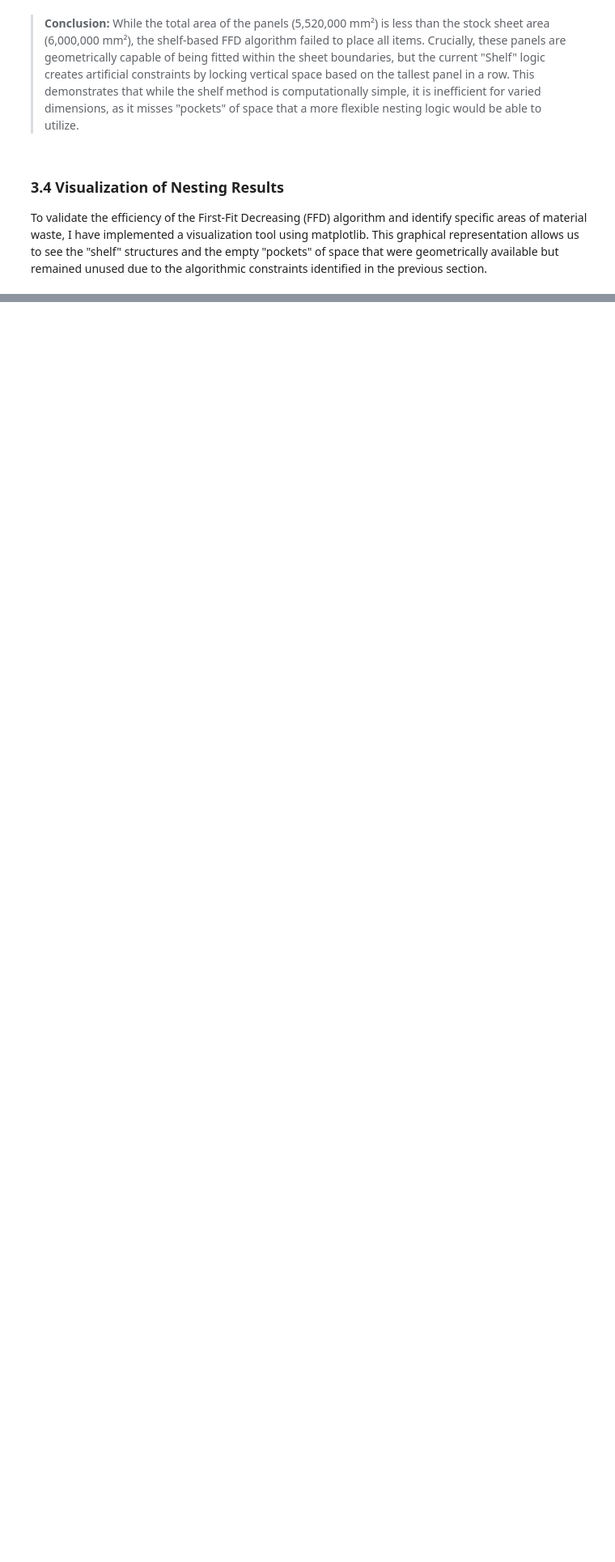
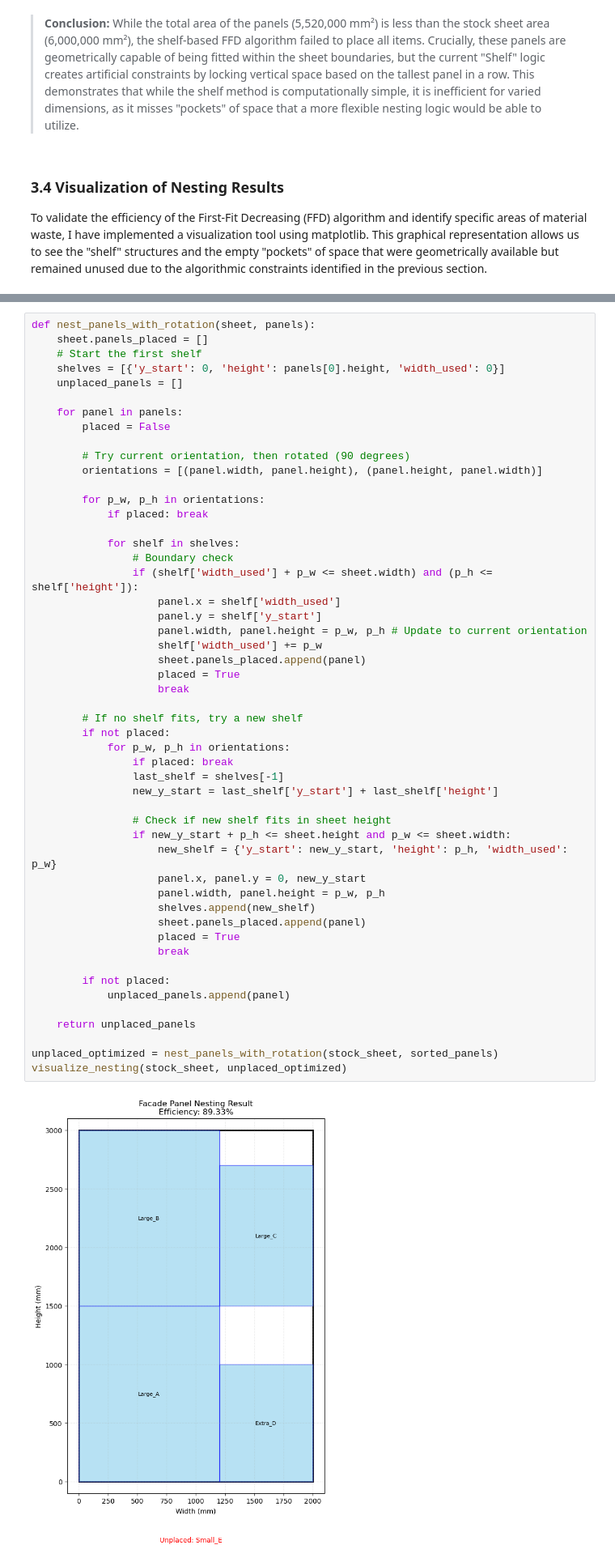
Before and after one commit to Nalyan-Beytula/Math-Concepts-for-Developers, a Jupyter notebook: Math-Concepts-for-Developers.ipynb, the cells around one changed output, grey strips where cells are left out. Shown at 81% size. Cells and saved outputs as stored; diff of their text form; blank space fills up the shorter version.

Commit message:
Implement 90-degree rotation logic and document remaining geometric inefficiencies

```diff
--- a/Math-Concepts-for-Developers.ipynb
+++ b/Math-Concepts-for-Developers.ipynb
@@ -239,0 +250,53 @@ visualize_nesting(stock_sheet, unplaced)
+# %%
+def nest_panels_with_rotation(sheet, panels):
+    sheet.panels_placed = []
+    # Start the first shelf
+    shelves = [{'y_start': 0, 'height': panels[0].height, 'width_used': 0}]
+    unplaced_panels = []
+
+    for panel in panels:
+        placed = False
+
+        # Try current orientation, then rotated (90 degrees)
+        orientations = [(panel.width, panel.height), (panel.height, panel.width)]
+
+        for p_w, p_h in orientations:
+            if placed: break
+
+            for shelf in shelves:
+                # Boundary check
+                if (shelf['width_used'] + p_w <= sheet.width) and (p_h <= shelf['height']):
+                    panel.x = shelf['width_used']
+                    panel.y = shelf['y_start']
+                    panel.width, panel.height = p_w, p_h # Update to current orientation
+                    shelf['width_used'] += p_w
+                    sheet.panels_placed.append(panel)
+                    placed = True
+                    break
+
+        # If no shelf fits, try a new shelf
+        if not placed:
+            for p_w, p_h in orientations:
+                if placed: break
+                last_shelf = shelves[-1]
+                new_y_start = last_shelf['y_start'] + last_shelf['height']
+
+                # Check if new shelf fits in sheet height
+                if new_y_start + p_h <= sheet.height and p_w <= sheet.width:
+                    new_shelf = {'y_start': new_y_start, 'height': p_h, 'width_used': p_w}
+                    panel.x, panel.y = 0, new_y_start
+                    panel.width, panel.height = p_w, p_h
+                    shelves.append(new_shelf)
+                    sheet.panels_placed.append(panel)
+                    placed = True
+                    break
+
+        if not placed:
+            unplaced_panels.append(panel)
+
+    return unplaced_panels
+
+unplaced_optimized = nest_panels_with_rotation(stock_sheet, sorted_panels)
+visualize_nesting(stock_sheet, unplaced_optimized)
+# %% [output]
+[figure, added]
```
Also changed, not shown: parts of 3 cells of this notebook.
